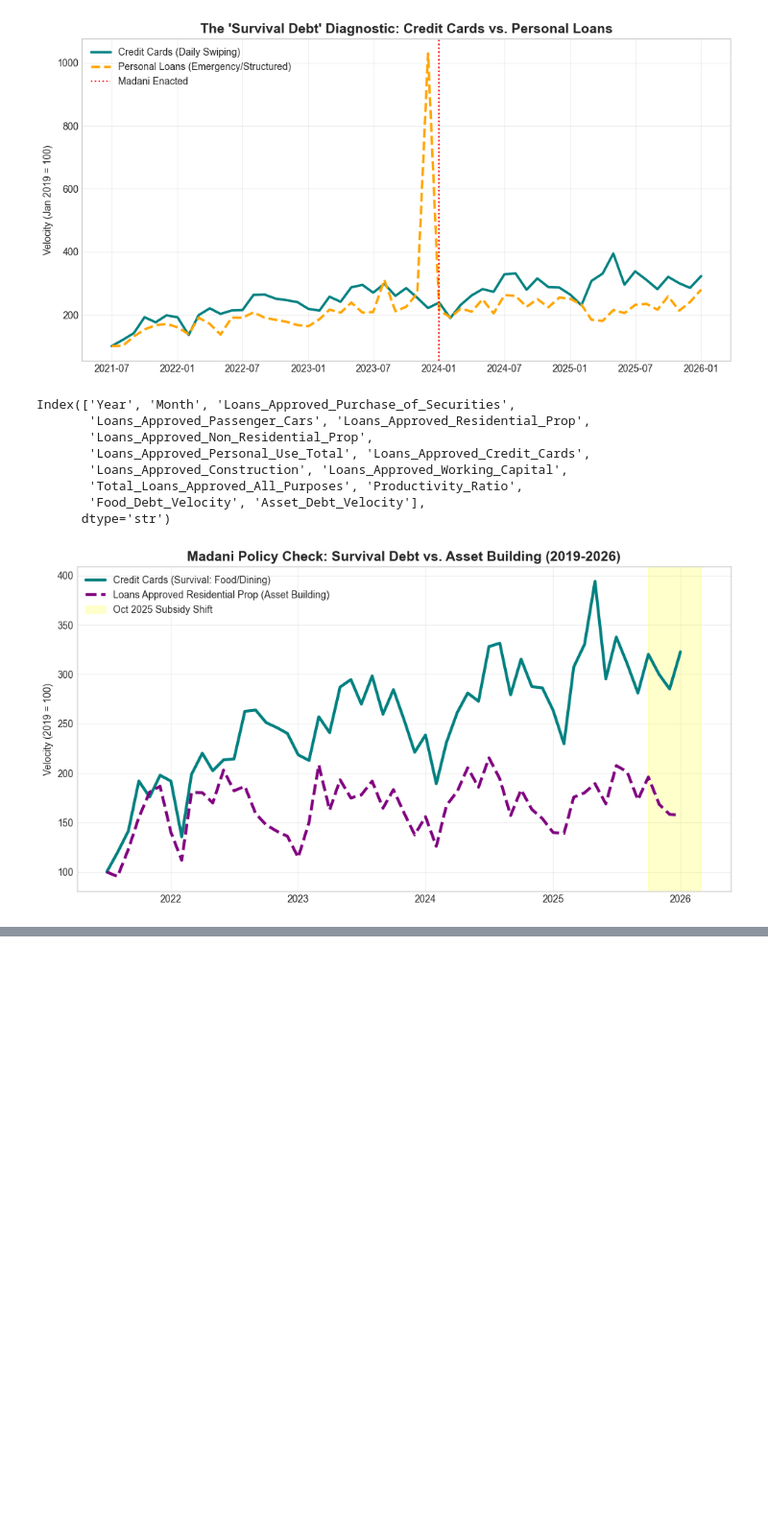
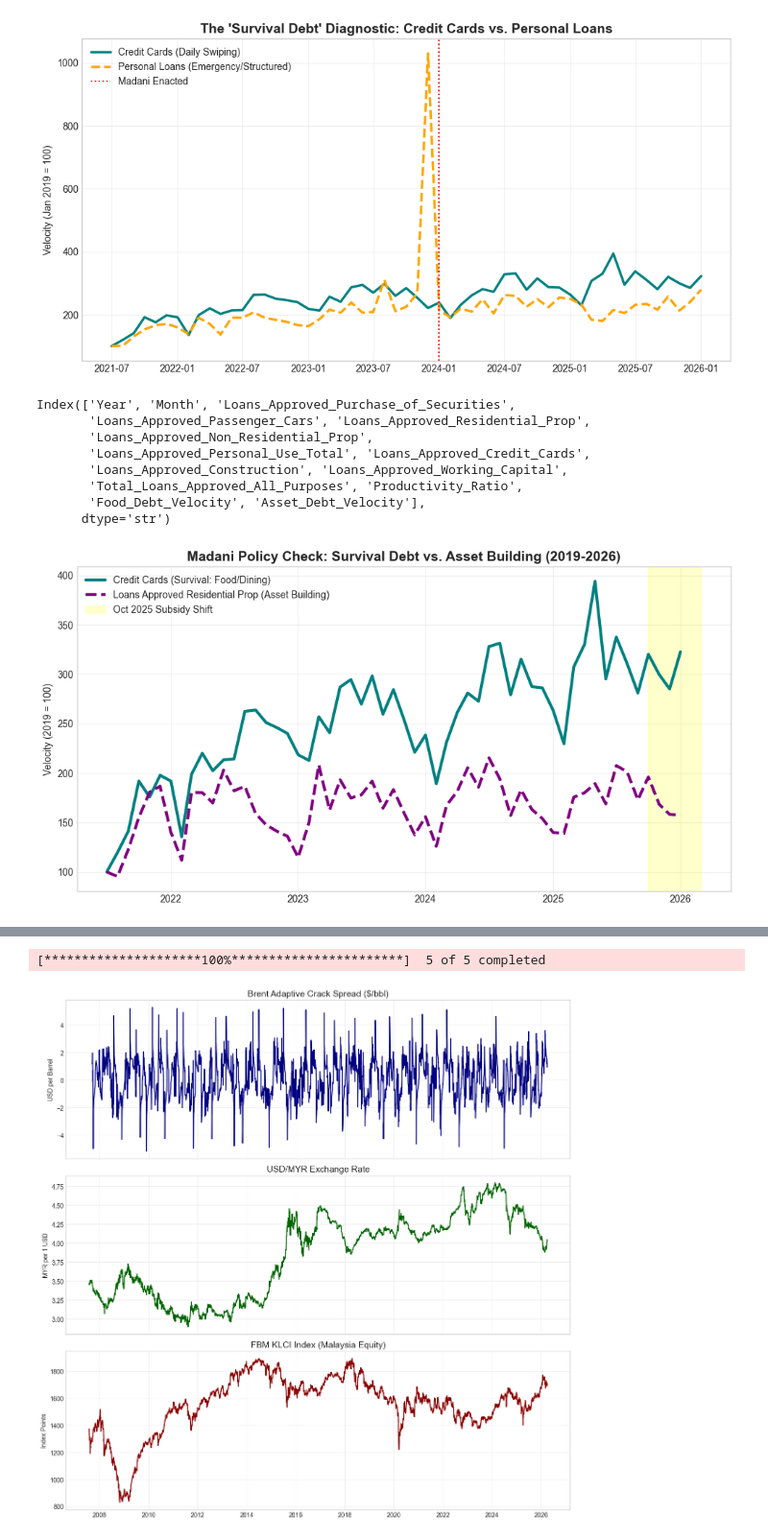
Before and after one commit to SJEGoh/Regional-Project, a Jupyter notebook: report.ipynb, the cells around one changed output, grey strips where cells are left out. Shown at 96% size. Drawn from its saved outputs; the diff is of its cells as text; code cells hidden in the pictures; blank space fills up the shorter version.

Commit message:
Adaptive crack spread

```diff
--- a/report.ipynb
+++ b/report.ipynb
@@ -3458,0 +3421,14 @@ plt.show()
+# %%
+
+URL_DATA = 'https://storage.dosm.gov.my/trade/trade_sitc_1d.parquet'
+
+trade_data = pd.read_parquet(URL_DATA)
+if 'date' in df.columns: trade_data['date'] = pd.to_datetime(trade_data['date'])
+
+oil_trade_data = trade_data[trade_data["section"] == "3"]
+
+oil_trade_data["Exposure Ratio"] = oil_trade_data["imports"]/oil_trade_data["exports"]
+oil_trade_data['date'] = pd.to_datetime(oil_trade_data['date'])
+
+# 2. Set it as the index so we can compare it to 'data.index'
+oil_trade_data = oil_trade_data.set_index('date')
@@ -3458,0 +3445,59 @@ plt.show()
+# %%
+import yfinance as yf
+import matplotlib.pyplot as plt
+import pandas as pd
+
+# 1. Define the Tickers
+# Brent (BZ=F), RBOB Gasoline (RB=F), Heating Oil/Diesel (HO=F)
+# USD/MYR (MYR=X), FBM KLCI Index (^KLSE)
+tickers = ['BZ=F', 'RB=F', 'HO=F', 'MYR=X', '^KLSE']
+
+# 2. Download 5 years of data
+print("Downloading data from Yahoo Finance...")
+data = yf.download(tickers, start = "2000-01-01")['Close']
+
+# Drop rows where any data is missing (handles different market holidays)
+data = data.dropna()
+
+
+# 3. Now this line will work perfectly
+oil_trade_data = oil_trade_data[oil_trade_data.index >= data.index[0]]
+daily_weights = oil_trade_data[['Exposure Ratio']].reindex(data.index).ffill()
+
+refined_group = 2 * data['RB=F'] * 42 + data['HO=F'] * 42
+crude_group = data["BZ=F"]
+
+# 4. Calculate the 3:2:1 Crack Spread
+# Formula: (2*Gas + 1*Diesel - 3*Brent) / 3
+data['Brent_Crack'] = (daily_weights['Exposure Ratio'] * refined_group) - crude_group
+data['Brent_Z'] = (data['Brent_Crack'] - data['Brent_Crack'].rolling(30).mean())/data['Brent_Crack'].rolling(30).std()
+
+# 5. Filter for target columns and rename for clarity
+final_df = data[['Brent_Z', 'MYR=X', '^KLSE']].copy()
+final_df.columns = ['Brent_Spread_USD', 'USD_MYR', 'KLCI_Index']
+
+
+# 6. Plotting the Three Indicators
+fig, axes = plt.subplots(3, 1, figsize=(12, 12), sharex=True)
+
+# Plot Crack Spread
+axes[0].plot(final_df.index, final_df['Brent_Spread_USD'], color='navy', lw=1.5)
+axes[0].set_title('Brent Adaptive Crack Spread ($/bbl)', fontsize=14)
+axes[0].set_ylabel('USD per Barrel')
+axes[0].grid(True, alpha=0.3)
+
+# Plot USD/MYR
+axes[1].plot(final_df.index, final_df['USD_MYR'], color='darkgreen', lw=1.5)
+axes[1].set_title('USD/MYR Exchange Rate', fontsize=14)
+axes[1].set_ylabel('MYR per 1 USD')
+axes[1].grid(True, alpha=0.3)
+
+# Plot KLCI Index
+axes[2].plot(final_df.index, final_df['KLCI_Index'], color='darkred', lw=1.5)
+axes[2].set_title('FBM KLCI Index (Malaysia Equity)', fontsize=14)
+axes[2].set_ylabel('Index Points')
+axes[2].grid(True, alpha=0.3)
+
+plt.tight_layout()
+plt.show()
+# %% [output]
@@ -3458,0 +3505,2 @@ plt.show()
+[*********************100%***********************]  5 of 5 completed
+[figure, added]
```
Also changed, not shown: parts of 19 cells of this notebook.
